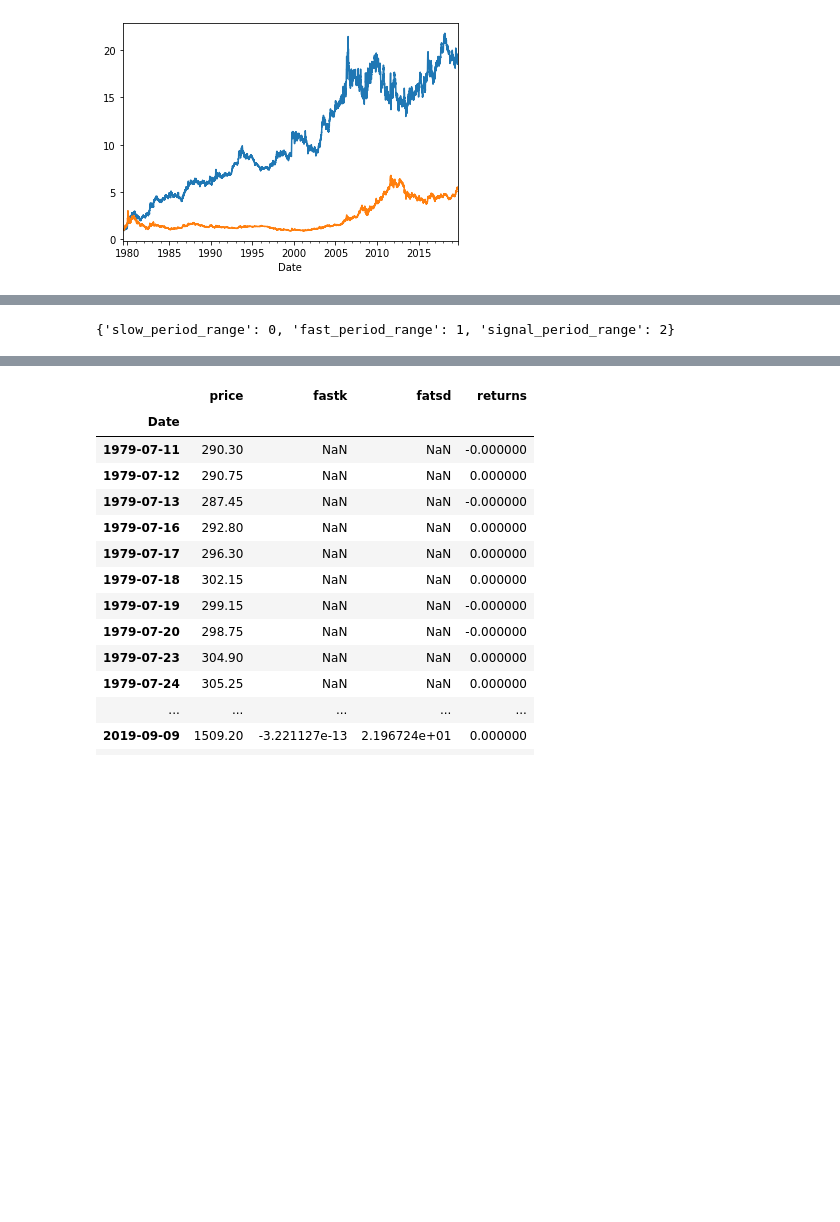
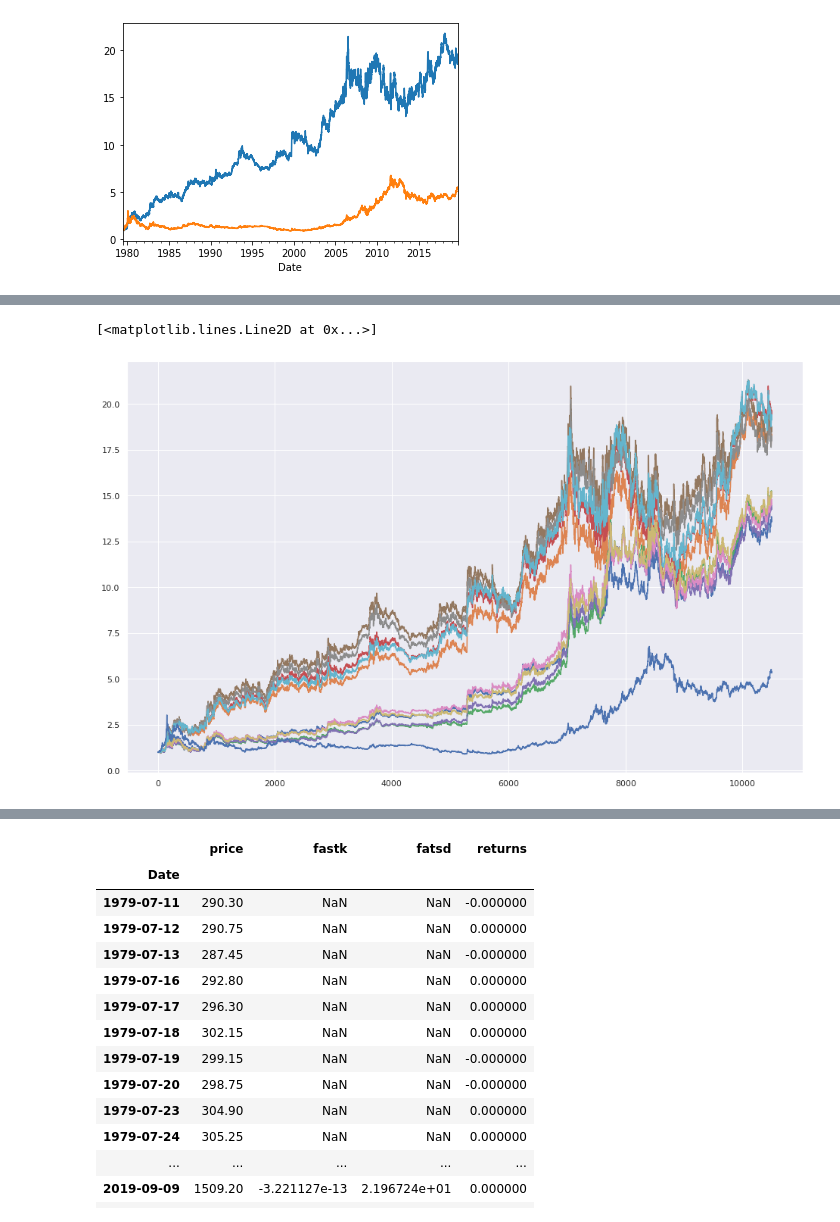
Before and after one commit to jbmoorhouse/gold_returns_predictor, a Jupyter notebook: analysis.ipynb, the cells around one changed output, grey strips where cells are left out. Saved outputs shown, nothing was run; the diff lists cells and outputs as text; code cells hidden in the pictures; blank space fills up the shorter version.

```diff
--- a/analysis.ipynb
+++ b/analysis.ipynb
@@ -784,4 +693,0 @@ class MacdStrategy(BaseStrategy):
-# %%
-ind_params = dict(fast_period = range(2, 20), slow_period = range(5, 40), signal_period = range(2, 20))
-m = MacdStrategy(**ind_params, optimal=False, top_n=10)
-m.fit(x)
@@ -803,37 +693,0 @@ True
-# %%
-
-sns.set(rc={'figure.figsize':(16, 10)})
-
-
-#plt.plot((g[:, 0]/ g[:, 0][0]))
-#ind.parameters
-
-class A():
-    def __init__(self, e=5, f=6, g=7, **params):
-        self.e = e
-        self.f = f
-        self.g= g
-        self.ind_params = params
-        self.n_params = len(params)
-        self.key_index = {k: i for i, (k, v) in enumerate(params.items())}
-
-
-class B(A):
-    def __init__(self, c=3, d=4, **kwargs):
-
-        super().__init__(**kwargs)
-        self.c = c
-        self.d = d
-
-class C(B):
-    def __init__(self, a=2, b=None, **kwargs):
-        super().__init__(**kwargs)
-
-        self.a = a
-        self.b = b
-
-c = C(slow_period_range = range(2, 40), fast_period_range =range(2, 10), signal_period_range = range(2, 20))
-
-c.key_index
-# %% [output]
-{'slow_period_range': 0, 'fast_period_range': 1, 'signal_period_range': 2}
@@ -839,0 +765,15 @@ c.key_index
+# %%
+stoch_params = dict(ob_region = range(50, 60, 5), os_region=range(10,15, 2), timeperiod = range(2, 25), fastk = range(2, 5), fastd = range(2, 5))
+stoch_ind = StochasticRsiStrategy(top_n = 5, **stoch_params)
+stoch_ind.fit(x)
+
+macd_params = dict(fast_period = range(7, 15), slow_period = range(20, 40), signal_period = range(12, 20))
+m_ind = MacdStrategy(top_n = 5, **macd_params)
+m_ind.fit(x)
+
+for i in range(5):
+    plt.plot((1 + stoch_ind.transform(x, n=i)[:, 3]).cumprod())
+    plt.plot((1 + m_ind.transform(x, n=i)[:, 4]).cumprod())
+
+plt.plot((x/x[0]).values)
+# %% [output]
@@ -839,0 +782,2 @@ c.key_index
+[<matplotlib.lines.Line2D at 0x...>]
+[figure, added]
```
Also changed, not shown: parts of 12 cells of this notebook.
